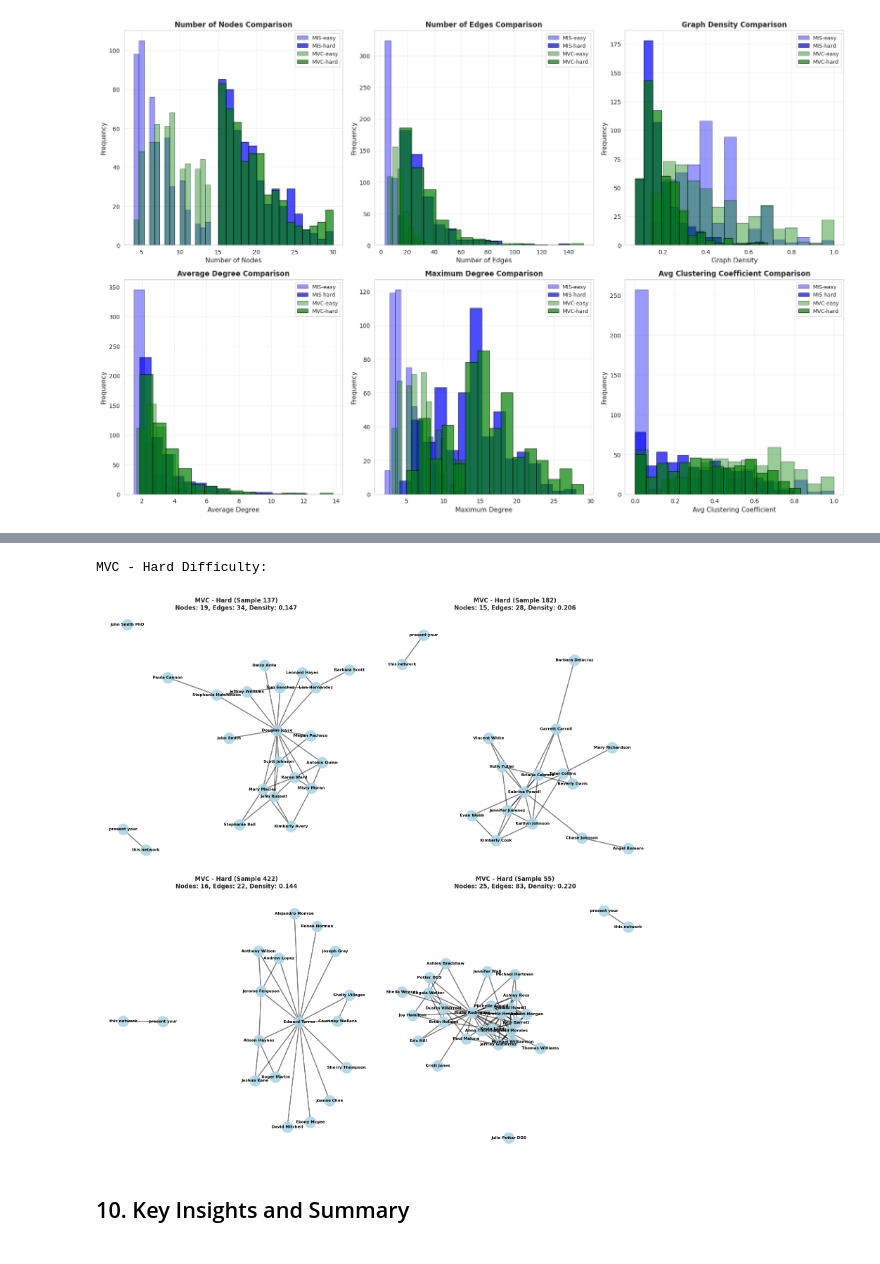
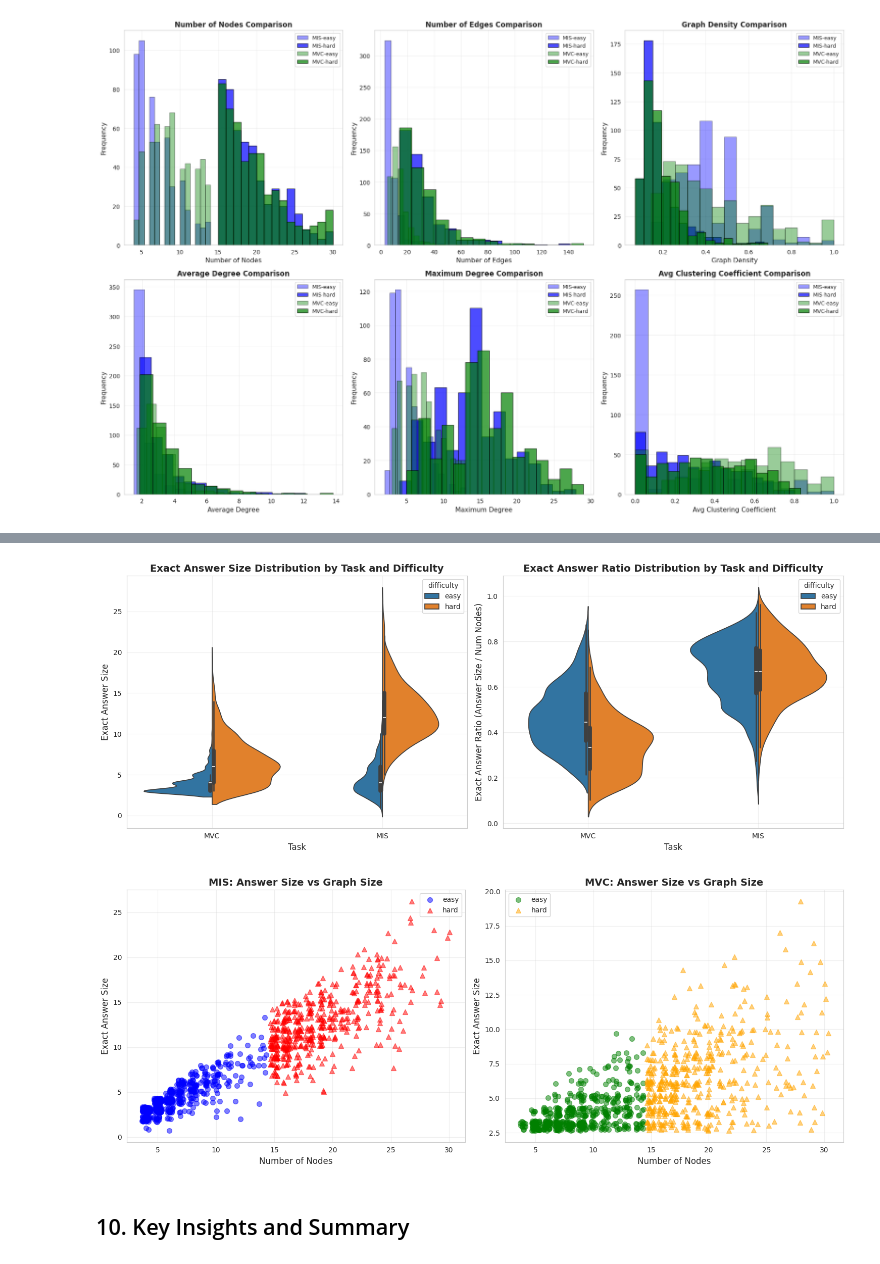
Before and after one commit to adamtms/GraphArenaSWSN, a Jupyter notebook: EDA.ipynb, the cells around one changed output, grey strips where cells are left out. Cells and saved outputs as stored; diff of their text form; code cells hidden in the pictures.

```diff
--- a/EDA.ipynb
+++ b/EDA.ipynb
@@ -551,9 +508,62 @@ MVC - Easy Difficulty:
-# %%
-print("MVC - Hard Difficulty:")
-visualize_sample_graphs(all_data['0shot.json'], 'MVC', 'hard')
-# %% [output]
-MVC - Hard Difficulty:
-[figure, removed]
+# %%
+fig, axes = plt.subplots(1, 2, figsize=(15, 6))
+
+# 1. Graph Density
+sns.violinplot(data=df_stats, x='task', y='exact_answer_size', hue='difficulty', ax=axes[0], split=True)
+axes[0].set_xlabel('Task', fontsize=12)
+axes[0].set_ylabel('Exact Answer Size', fontsize=12)
+axes[0].set_title('Exact Answer Size Distribution by Task and Difficulty', fontsize=14, fontweight='bold')
+axes[0].grid(True, alpha=0.3)
+
+# 2. Average Degree
+sns.violinplot(data=df_stats, x='task', y='exact_answer_ratio', hue='difficulty', ax=axes[1], split=True)
+axes[1].set_xlabel('Task', fontsize=12)
+axes[1].set_ylabel('Exact Answer Ratio (Answer Size / Num Nodes)', fontsize=12)
+axes[1].set_title('Exact Answer Ratio Distribution by Task and Difficulty', fontsize=14, fontweight='bold')
+axes[1].grid(True, alpha=0.3)
+
+plt.tight_layout()
+plt.show()
+# %% [output]
+[figure, added]
+# %%
+fig, axes = plt.subplots(1, 2, figsize=(15, 6))
+jitter_size = 0.35
+
+# 3. Answer Size vs Graph Size (MIS) - with jitter
+mis_data = df_stats[df_stats['task'] == 'MIS']
+for diff, color, marker in zip(['easy', 'hard'], ['blue', 'red'], ['o', '^']):
+    data = mis_data[mis_data['difficulty'] == diff]
+    # Add jitter to x-axis
+    jitter_x = data['num_nodes'] + np.random.uniform(-jitter_size, jitter_size, size=len(data))
+    jitter_y = data['exact_answer_size'] + np.random.uniform(-jitter_size, jitter_size, size=len(data))
+    axes[0].scatter(jitter_x, jitter_y,
+                      alpha=0.5, label=diff, color=color, marker=marker, s=50)
+axes[0].set_xlabel('Number of Nodes', fontsize=12)
+axes[0].set_ylabel('Exact Answer Size', fontsize=12)
+axes[0].set_title('MIS: Answer Size vs Graph Size', fontsize=14, fontweight='bold')
+axes[0].legend()
+axes[0].grid(True, alpha=0.3)
+
+# 4. Answer Size vs Graph Size (MVC) - with jitter
+mvc_data = df_stats[df_stats['task'] == 'MVC']
+for diff, color, marker in zip(['easy', 'hard'], ['green', 'orange'], ['o', '^']):
+    data = mvc_data[mvc_data['difficulty'] == diff]
+    # Add jitter to x-axis
+    jitter_x = data['num_nodes'] + np.random.uniform(-jitter_size, jitter_size, size=len(data))
+    jitter_y = data['exact_answer_size'] + np.random.uniform(-jitter_size, jitter_size, size=len(data))
+    axes[1].scatter(jitter_x, jitter_y,
+                      alpha=0.5, label=diff, color=color, marker=marker, s=50)
+axes[1].set_xlabel('Number of Nodes', fontsize=12)
+axes[1].set_ylabel('Exact Answer Size', fontsize=12)
+axes[1].set_title('MVC: Answer Size vs Graph Size', fontsize=14, fontweight='bold')
+axes[1].legend()
+axes[1].grid(True, alpha=0.3)
+
+plt.tight_layout()
+plt.show()
+# %% [output]
+[figure, added]
 # %% [markdown]
 ## 10. Key Insights and Summary
 # %%
```
Also changed, not shown: parts of 8 cells of this notebook, 1 other file.
